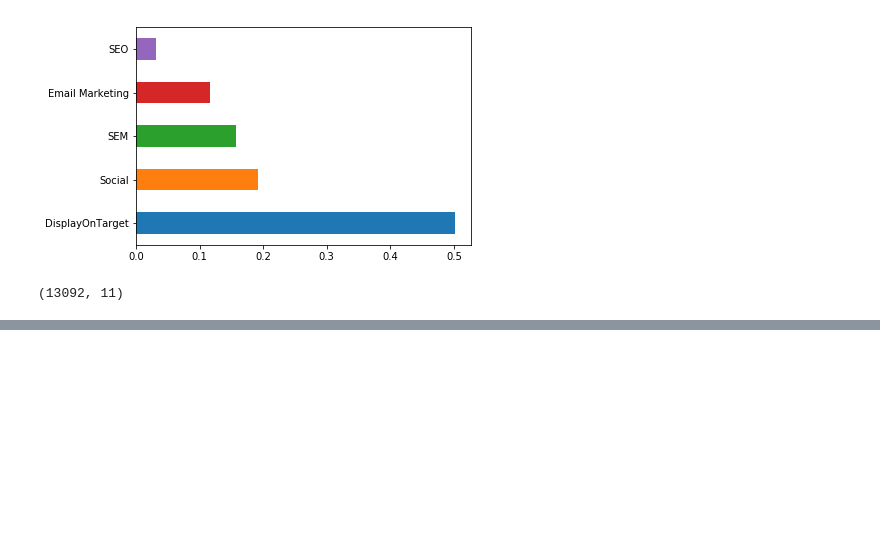
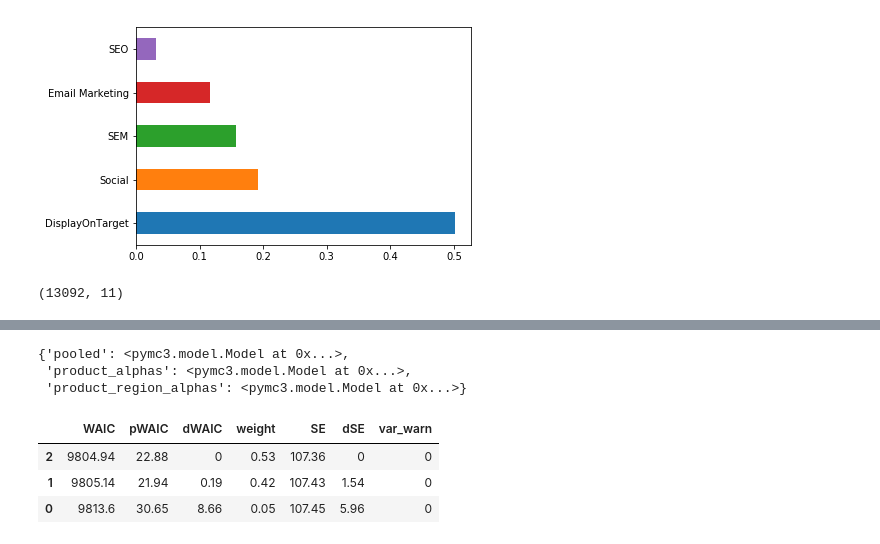
Before and after one commit to moocarme/pydata_2018, a Jupyter notebook: bayes_spend_tutorial.ipynb, the cells around one changed output, grey strips where cells are left out. Drawn from its saved outputs; the diff is of its cells as text; code cells hidden in the pictures; blank space fills up the shorter version.

```diff
--- a/bayes_spend_tutorial.ipynb
+++ b/bayes_spend_tutorial.ipynb
@@ -71,3 +73,18 @@ Name: region_idx, dtype: int64
 dummy_dict = {}
 for c in ['product', 'size', 'region', 'industry']:
     dummy_dict[c] = pd.get_dummies(campaign_data[c]).iloc[:,1:]
+# %%
+model_dict
+# %% [output]
+{'pooled': <pymc3.model.Model at 0x...>,
+ 'product_alphas': <pymc3.model.Model at 0x...>,
+ 'product_region_alphas': <pymc3.model.Model at 0x...>}
+# %%
+pm.compare({model_dict['pooled']:trace_dict['pooled'],
+            model_dict['product_alphas']:trace_dict['product_alphas'],
+           model_dict['product_region_alphas']:trace_dict['product_region_alphas']})
+# %% [output]
+|  | WAIC | pWAIC | dWAIC | weight | SE | dSE | var_warn |
+| 2 | 9804.94 | 22.88 | 0 | 0.53 | 107.36 | 0 | 0 |
+| 1 | 9805.14 | 21.94 | 0.19 | 0.42 | 107.43 | 1.54 | 0 |
+| 0 | 9813.6 | 30.65 | 8.66 | 0.05 | 107.45 | 5.96 | 0 |
```
Also changed, not shown: parts of 13 cells of this notebook.
